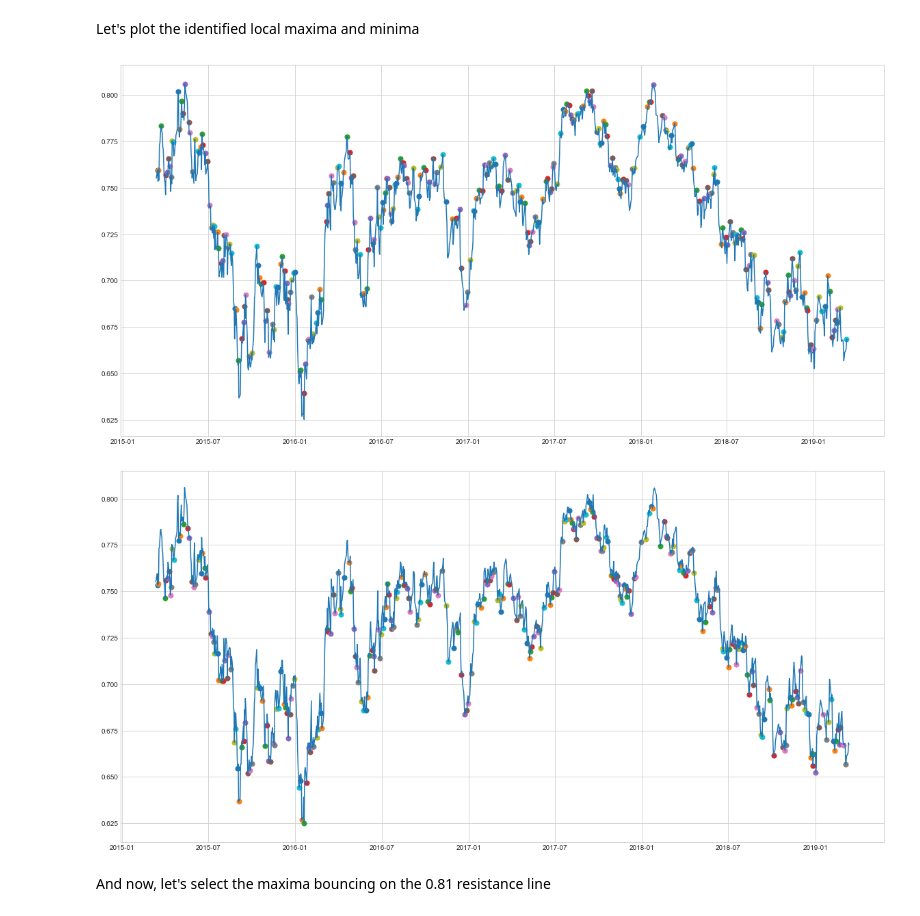
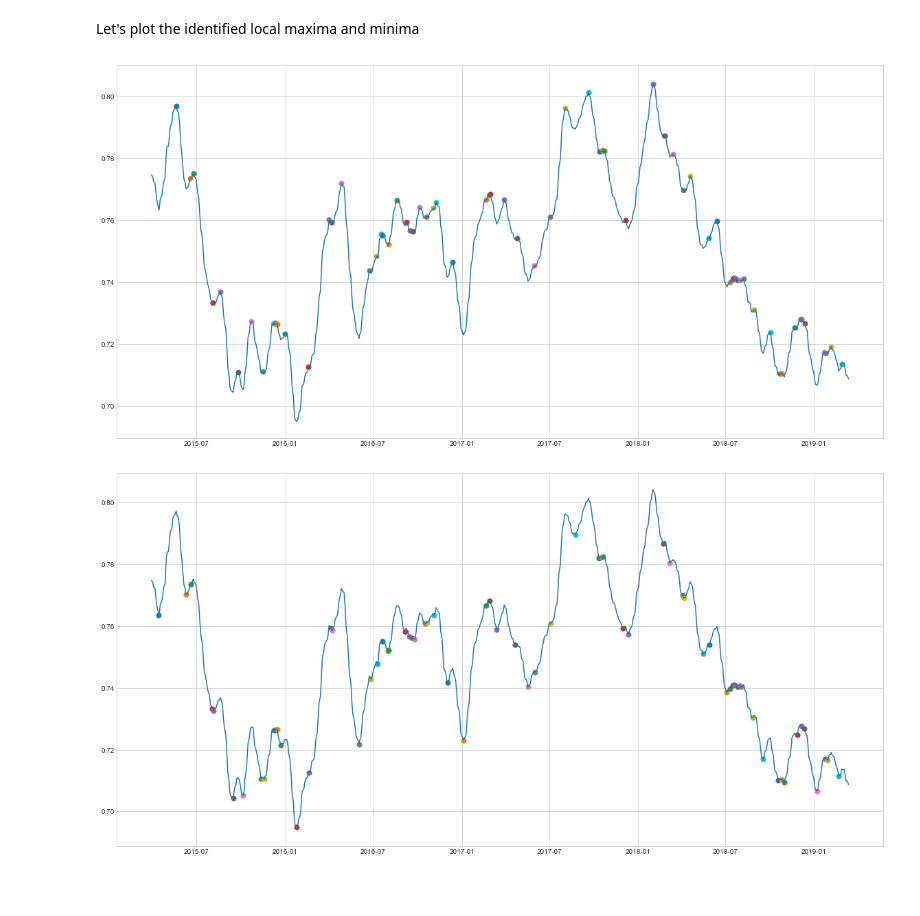
Before and after one commit to FOREXfunguru/FOREX, a Jupyter notebook: learning_nbs/Calculating past bounces on a certain Support or Resistance area.ipynb, the cells around one changed output. Cells and saved outputs as stored; diff of their text form; code cells hidden in the pictures; blank space fills up the shorter version.

```diff
--- a/learning_nbs/Calculating past bounces on a certain Support or Resistance area.ipynb
+++ b/learning_nbs/Calculating past bounces on a certain Support or Resistance area.ipynb
@@ -130,0 +217,2 @@ In this document we are going to use the resistance line at around 0.81 to illus
+# %%
+df['prices_norm']=df[['prices']].rolling(12).mean()
@@ -131,9 +231,9 @@ In this document we are going to use the resistance line at around 0.81 to illus
 # %%
 # for local maxima
-max=argrelextrema(data, np.greater)
+max=argrelextrema(np.array(df['prices_norm']), np.greater)
 # %%
 # for local minima
-min=argrelextrema(data, np.less)
+min=argrelextrema(np.array(df['prices_norm']), np.less)
 # %% [markdown]
 Let's plot the identified local maxima and minima
 # %%
@@ -142,21 +242,19 @@ Let's plot the identified local maxima and minima
 fig = plt.figure(figsize=(20,10))
 ax = plt.axes()
 
-ax.plot(datetimes, data)
+ax.plot(datetimes, np.array(df['prices_norm']))
 for ix in max[0]:
-    plt.scatter(datetimes[ix],data[ix], s=50)
+    plt.scatter(datetimes[ix],np.array(df['prices_norm'])[ix], s=50)
 # %% [output]
-[figure, old version]
+[figure, new version]
 # %%
 # minima
 # plot
 fig = plt.figure(figsize=(20,10))
 ax = plt.axes()
 
-ax.plot(datetimes, data)
+ax.plot(datetimes, np.array(df['prices_norm']))
 for ix in min[0]:
-    plt.scatter(datetimes[ix],data[ix], s=50)
+    plt.scatter(datetimes[ix],np.array(df['prices_norm'])[ix], s=50)
 # %% [output]
-[figure, old version]
+[figure, new version]
-# %% [markdown]
-And now, let's select the maxima bouncing on the 0.81 resistance line
```
Also changed, not shown: parts of 38 cells of this notebook, 7 other files.
